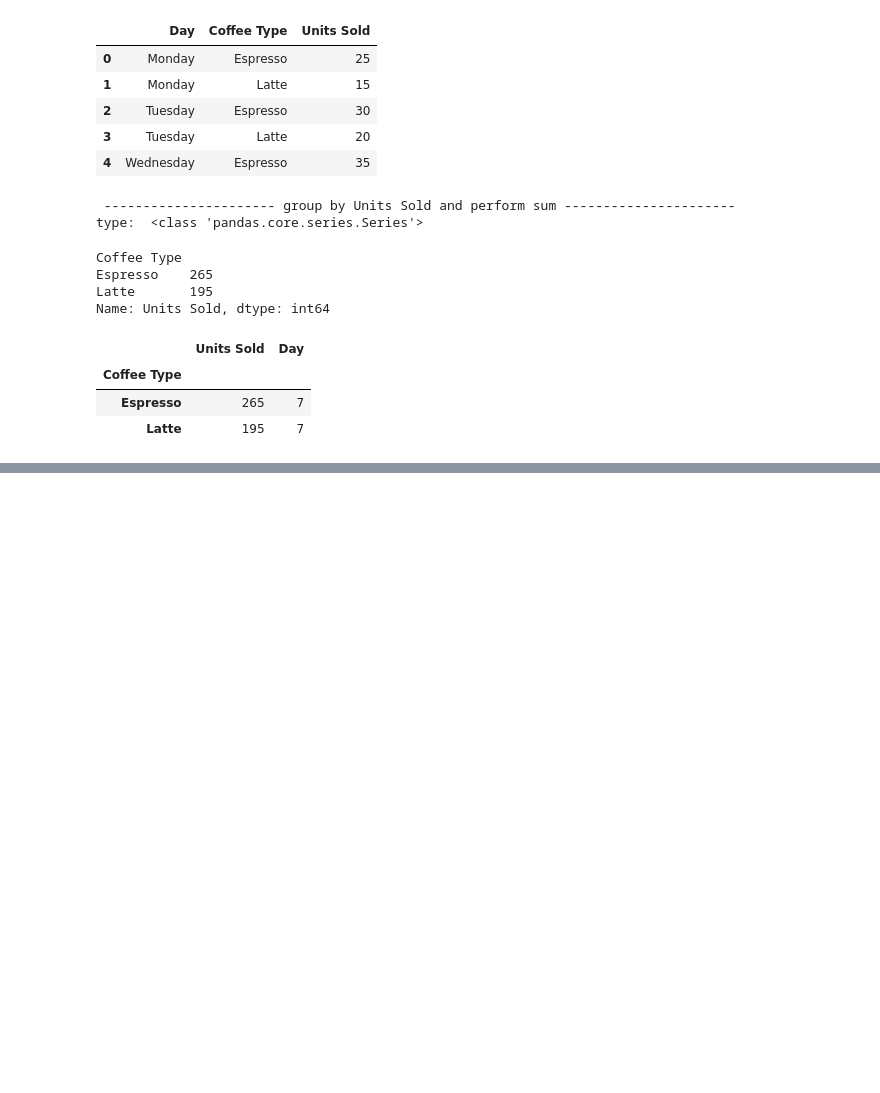
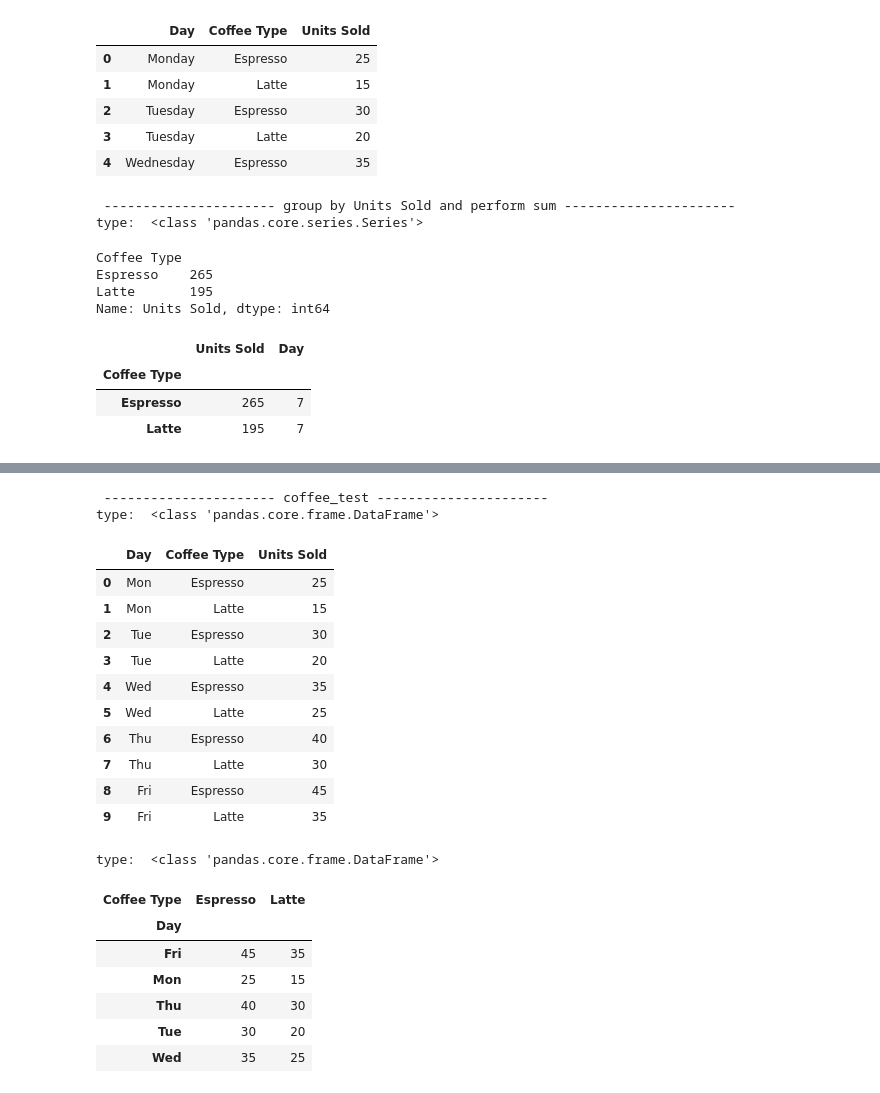
Before and after one commit to EslamKamel89/pandas, a Jupyter notebook: complete-pandas-tutorial/tutorial_2.ipynb, the cells around one changed output, grey strips where cells are left out. Saved outputs shown, nothing was run; the diff lists cells and outputs as text; code cells hidden in the pictures; blank space fills up the shorter version.

```diff
--- a/complete-pandas-tutorial/tutorial_2.ipynb
+++ b/complete-pandas-tutorial/tutorial_2.ipynb
@@ -1269,0 +1297,25 @@ coffee_new
+# %%
+pr(coffee_test , 'coffee_test')
+pr(coffee_test.pivot_table(index='Day' , columns='Coffee Type' , values="Units Sold" , aggfunc='sum') )
+# %% [output]
+ ---------------------- coffee_test ----------------------
+type:  <class 'pandas.core.frame.DataFrame'>
+|  | Day | Coffee Type | Units Sold |
+| 0 | Mon | Espresso | 25 |
+| 1 | Mon | Latte | 15 |
+| 2 | Tue | Espresso | 30 |
+| 3 | Tue | Latte | 20 |
+| 4 | Wed | Espresso | 35 |
+| 5 | Wed | Latte | 25 |
+| 6 | Thu | Espresso | 40 |
+| 7 | Thu | Latte | 30 |
+| 8 | Fri | Espresso | 45 |
+| 9 | Fri | Latte | 35 |
+type:  <class 'pandas.core.frame.DataFrame'>
+| Coffee Type | Espresso | Latte |
+| Day |  |  |
+| Fri | 45 | 35 |
+| Mon | 25 | 15 |
+| Thu | 40 | 30 |
+| Tue | 30 | 20 |
+| Wed | 35 | 25 |
```
Also changed, not shown: parts of 5 cells of this notebook.
